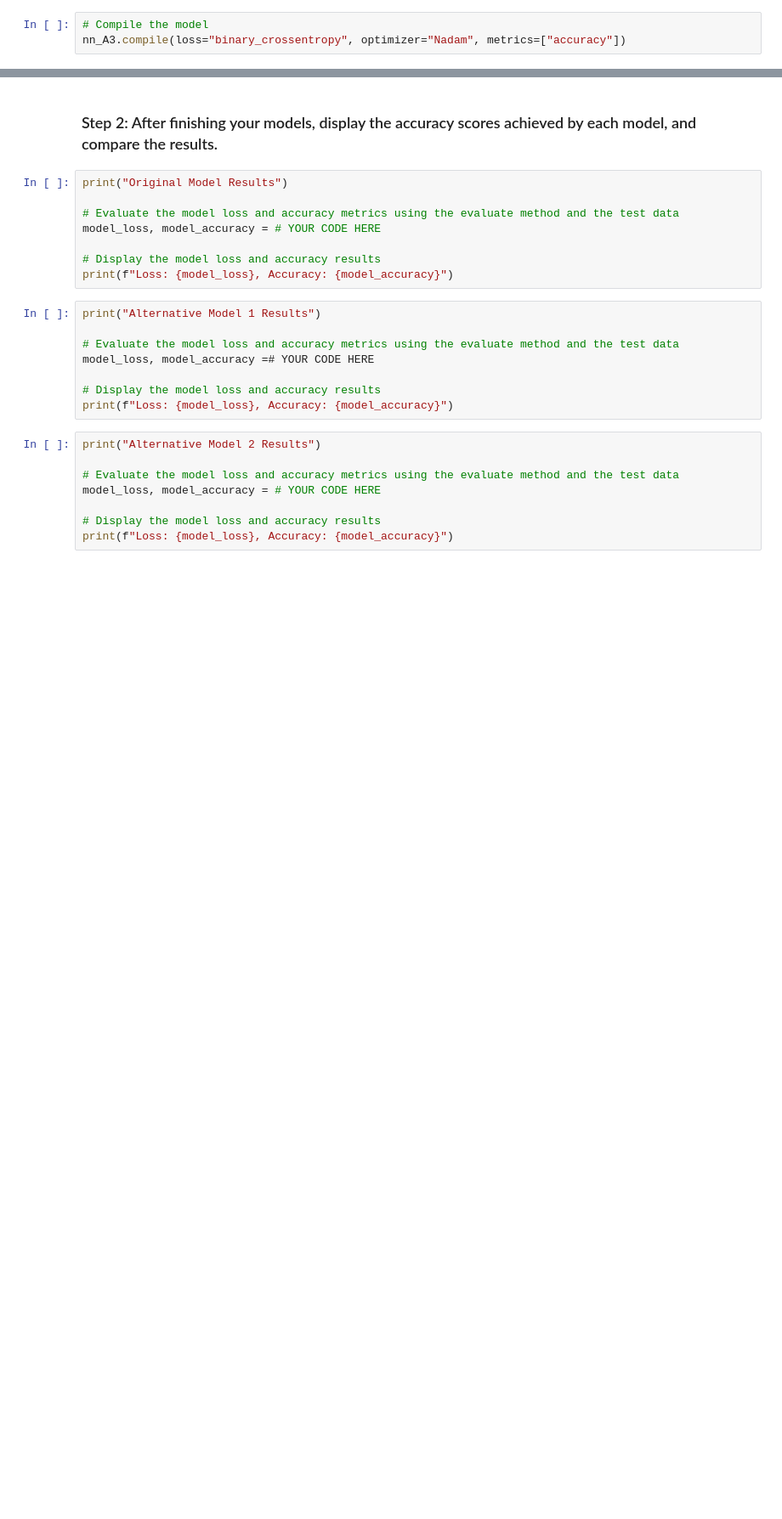
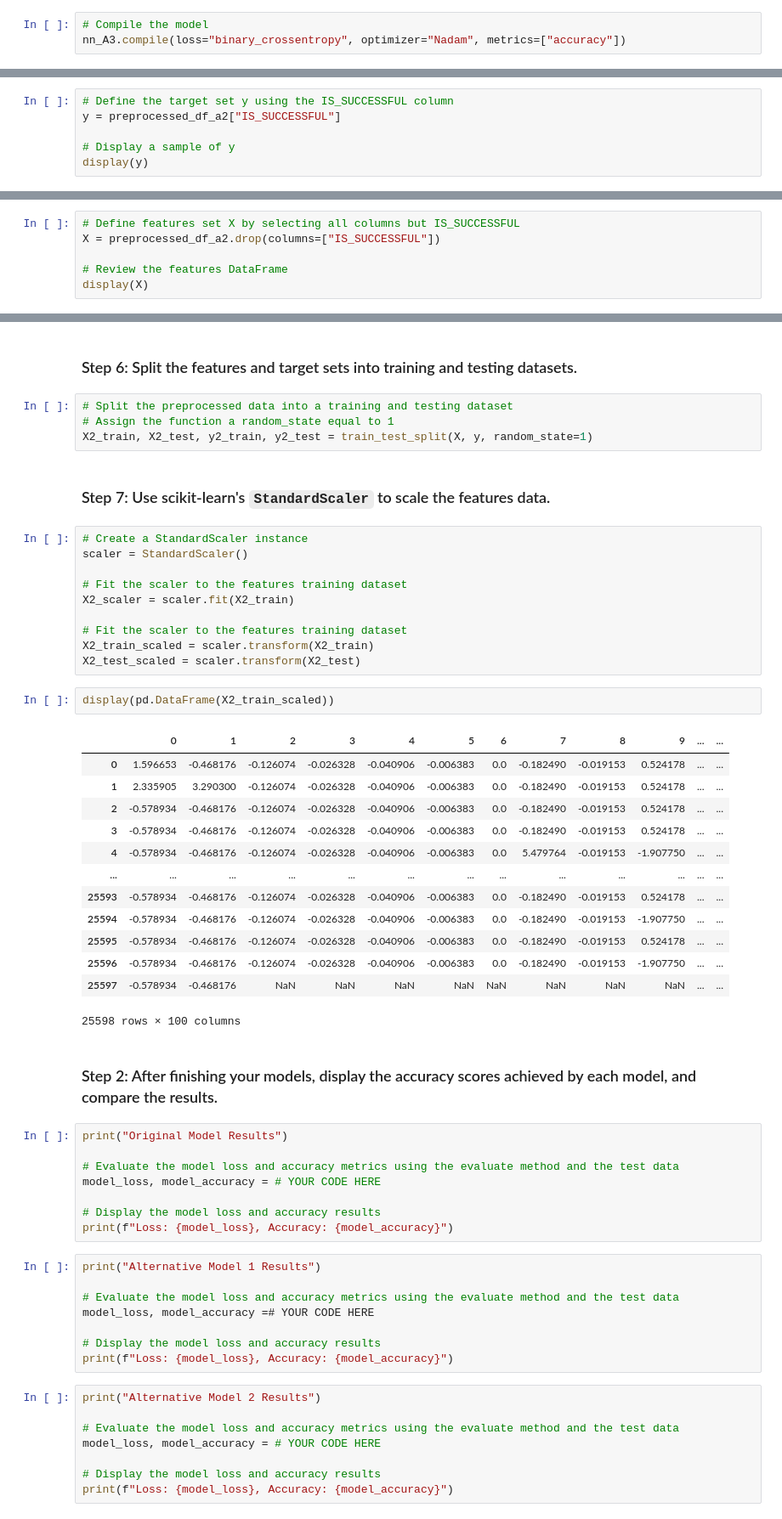
Before and after one commit to phodsman/Venture-Capital-Neural-Network-Classifier, a Jupyter notebook: venture_funding_with_deep_learning.ipynb, the cells around one changed output, grey strips where cells are left out. Shown at 85% size. Drawn from its saved outputs; the diff is of its cells as text; blank space fills up the shorter version.

```diff
--- a/venture_funding_with_deep_learning.ipynb
+++ b/venture_funding_with_deep_learning.ipynb
@@ -939,0 +1122,6 @@ Epoch 50/50
+# %%
+# Define the target set y using the IS_SUCCESSFUL column
+y = preprocessed_df_a2["IS_SUCCESSFUL"]
+
+# Display a sample of y
+display(y)
@@ -939,0 +1141,6 @@ Epoch 50/50
+# %%
+# Define features set X by selecting all columns but IS_SUCCESSFUL
+X = preprocessed_df_a2.drop(columns=["IS_SUCCESSFUL"])
+
+# Review the features DataFrame
+display(X)
@@ -940,3 +1161,37 @@ Epoch 50/50
+# %% [markdown]
+### Step 6: Split the features and target sets into training and testing datasets.
+# %%
+# Split the preprocessed data into a training and testing dataset
+# Assign the function a random_state equal to 1
+X2_train, X2_test, y2_train, y2_test = train_test_split(X, y, random_state=1)
+# %% [markdown]
+### Step 7: Use scikit-learn's `StandardScaler` to scale the features data.
+# %%
+# Create a StandardScaler instance
+scaler = StandardScaler()
+
+# Fit the scaler to the features training dataset
+X2_scaler = scaler.fit(X2_train)
+
+# Fit the scaler to the features training dataset
+X2_train_scaled = scaler.transform(X2_train)
+X2_test_scaled = scaler.transform(X2_test)
+# %%
+display(pd.DataFrame(X2_train_scaled))
+# %% [output]
+|  | 0 | 1 | 2 | 3 | 4 | 5 | 6 | 7 | 8 | 9 | ... | ... |
+| 0 | 1.596653 | -0.468176 | -0.126074 | -0.026328 | -0.040906 | -0.006383 | 0.0 | -0.182490 | -0.019153 | 0.524178 | ... | ... |
+| 1 | 2.335905 | 3.290300 | -0.126074 | -0.026328 | -0.040906 | -0.006383 | 0.0 | -0.182490 | -0.019153 | 0.524178 | ... | ... |
+| 2 | -0.578934 | -0.468176 | -0.126074 | -0.026328 | -0.040906 | -0.006383 | 0.0 | -0.182490 | -0.019153 | 0.524178 | ... | ... |
+| 3 | -0.578934 | -0.468176 | -0.126074 | -0.026328 | -0.040906 | -0.006383 | 0.0 | -0.182490 | -0.019153 | 0.524178 | ... | ... |
+| 4 | -0.578934 | -0.468176 | -0.126074 | -0.026328 | -0.040906 | -0.006383 | 0.0 | 5.479764 | -0.019153 | -1.907750 | ... | ... |
+| ... | ... | ... | ... | ... | ... | ... | ... | ... | ... | ... | ... | ... |
+| 25593 | -0.578934 | -0.468176 | -0.126074 | -0.026328 | -0.040906 | -0.006383 | 0.0 | -0.182490 | -0.019153 | 0.524178 | ... | ... |
+| 25594 | -0.578934 | -0.468176 | -0.126074 | -0.026328 | -0.040906 | -0.006383 | 0.0 | -0.182490 | -0.019153 | -1.907750 | ... | ... |
+| 25595 | -0.578934 | -0.468176 | -0.126074 | -0.026328 | -0.040906 | -0.006383 | 0.0 | -0.182490 | -0.019153 | 0.524178 | ... | ... |
+| 25596 | -0.578934 | -0.468176 | -0.126074 | -0.026328 | -0.040906 | -0.006383 | 0.0 | -0.182490 | -0.019153 | -1.907750 | ... | ... |
+| 25597 | -0.578934 | -0.468176 | NaN | NaN | NaN | NaN | NaN | NaN | NaN | NaN | ... | ... |
+25598 rows × 100 columns
 # %% [markdown]
 ### Step 2: After finishing your models, display the accuracy scores achieved by each model, and compare the results.
 # %%
```
Also changed, not shown: parts of 30 cells of this notebook, 1 other file.
